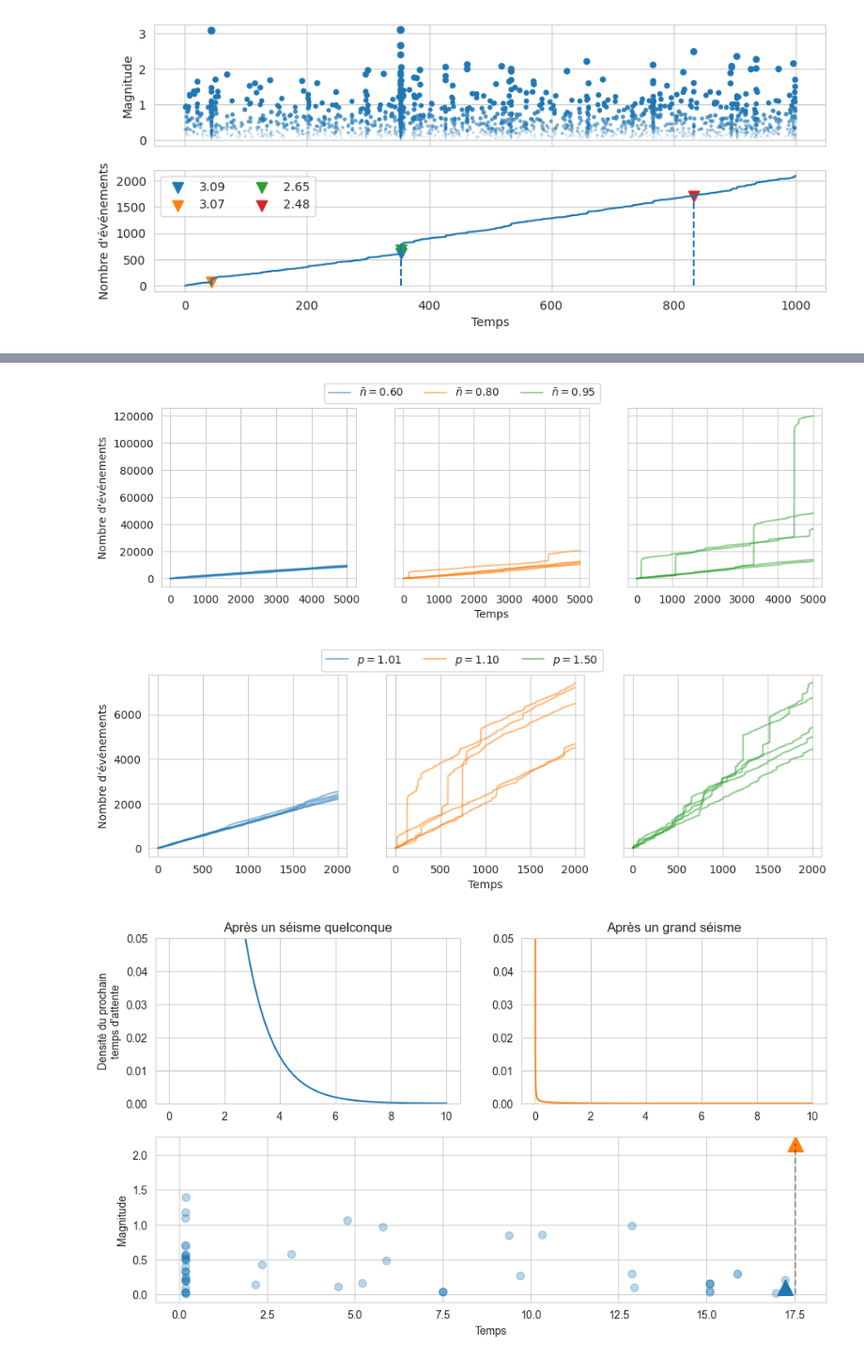
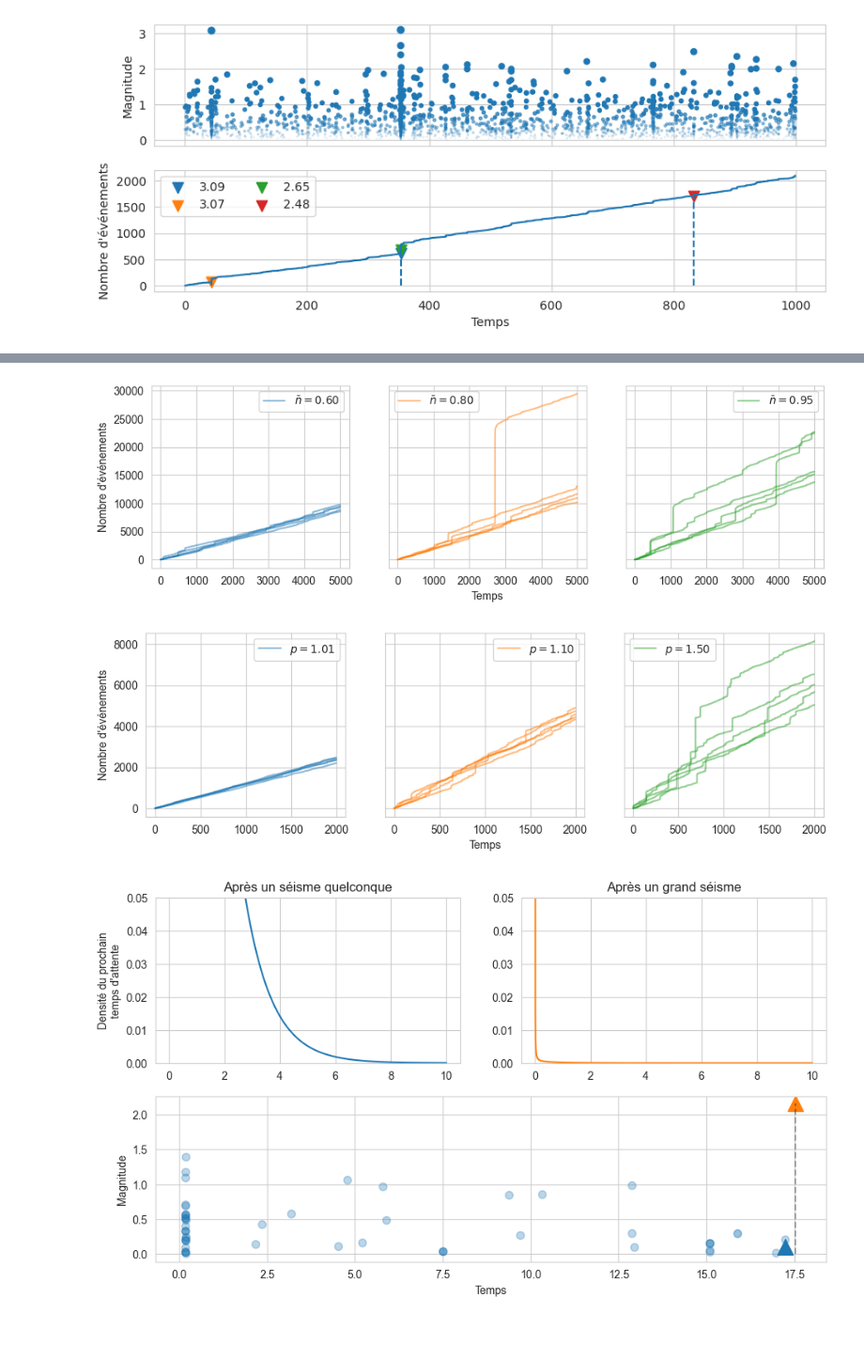
Before and after one commit to alphonsepaix/recast, a Jupyter notebook: notebooks/figures.ipynb, the cells around one changed output, grey strips where cells are left out. Shown at 94% size. Cells and saved outputs as stored; diff of their text form; code cells hidden in the pictures; blank space fills up the shorter version.

```diff
--- a/notebooks/figures.ipynb
+++ b/notebooks/figures.ipynb
@@ -391,11 +391,11 @@ fig, axes = plt.subplots(1, 3, sharey='row', figsize=(11, 3))
 for i, (m, ax) in enumerate(zip(mu, axes)):
     for j in range(5):
         label=f'$\\mu = {m}$' if j == 0 else None
-        seq = etas(t_end=1000, mu=m)
+        seq = etas(t_end=1000, mu=m, engine='rust')
         ax.plot(seq[:, 0], np.arange(1, seq.shape[0] + 1),
                 label=label, c=f'C{i}', alpha=0.5)
+        ax.legend()
 axes[0].set_ylabel('Nombre d\'événements')
 axes[1].set_xlabel('Temps')
-fig.legend(loc='upper center', ncol=3)
 plt.savefig('../images/mu_etas.png', bbox_inches='tight', dpi=150)
 # %% [output]
@@ -403,34 +403,34 @@ plt.savefig('../images/mu_etas.png', bbox_inches='tight', dpi=150)
 # %%
 bar_n = [0.6, 0.8, 0.95]
 fig, axes = plt.subplots(1, 3, sharey='row', figsize=(11, 3))
 for i, (b, ax) in enumerate(zip(bar_n, axes)):
     for j in range(5):
         label = f'$\\bar{{n}} = {b:.2f}$' if j == 0 else None
-        seq = etas(t_end=5000, bar_n=b)
+        seq = etas(t_end=5000, bar_n=b, engine='rust')
         ax.plot(seq[:, 0], np.arange(1, seq.shape[0] + 1),
                 label=label, c=f'C{i}', alpha=0.5)
+        ax.legend()
 axes[0].set_ylabel('Nombre d\'événements')
 axes[1].set_xlabel('Temps')
-fig.legend(loc='upper center', ncol=3)
 plt.savefig('../images/bar_n_etas.png', bbox_inches='tight', dpi=150)
 # %% [output]
-[figure, old version]
+[figure, new version]
 # %%
 pl = [1.01, 1.1, 1.5]
 fig, axes = plt.subplots(1, 3, sharey='row', figsize=(11, 3))
 for i, (p, ax) in enumerate(zip(pl, axes)):
     for j in range(5):
         label = f'$p = {p:.2f}$' if j == 0 else None
-        seq = etas(t_end=2000, p=p)
+        seq = etas(t_end=2000, p=p, engine='rust')
         ax.plot(seq[:, 0], np.arange(1, seq.shape[0] + 1),
                 label=label, c=f'C{i}', alpha=0.5)
+        ax.legend()
 
 axes[0].set_ylabel('Nombre d\'événements')
 axes[1].set_xlabel('Temps')
-fig.legend(loc='upper center', ncol=3)
 plt.savefig('../images/p_etas.png', bbox_inches='tight', dpi=150)
 # %% [output]
-[figure, old version]
+[figure, new version]
 # %%
 seq = to_frame(etas(t_end=100))
 idx = seq.magnitude.sort_values(ascending=False).iloc[:5].sort_index().index
```
Also changed, not shown: parts of 1 cell of this notebook, 3 other files.
